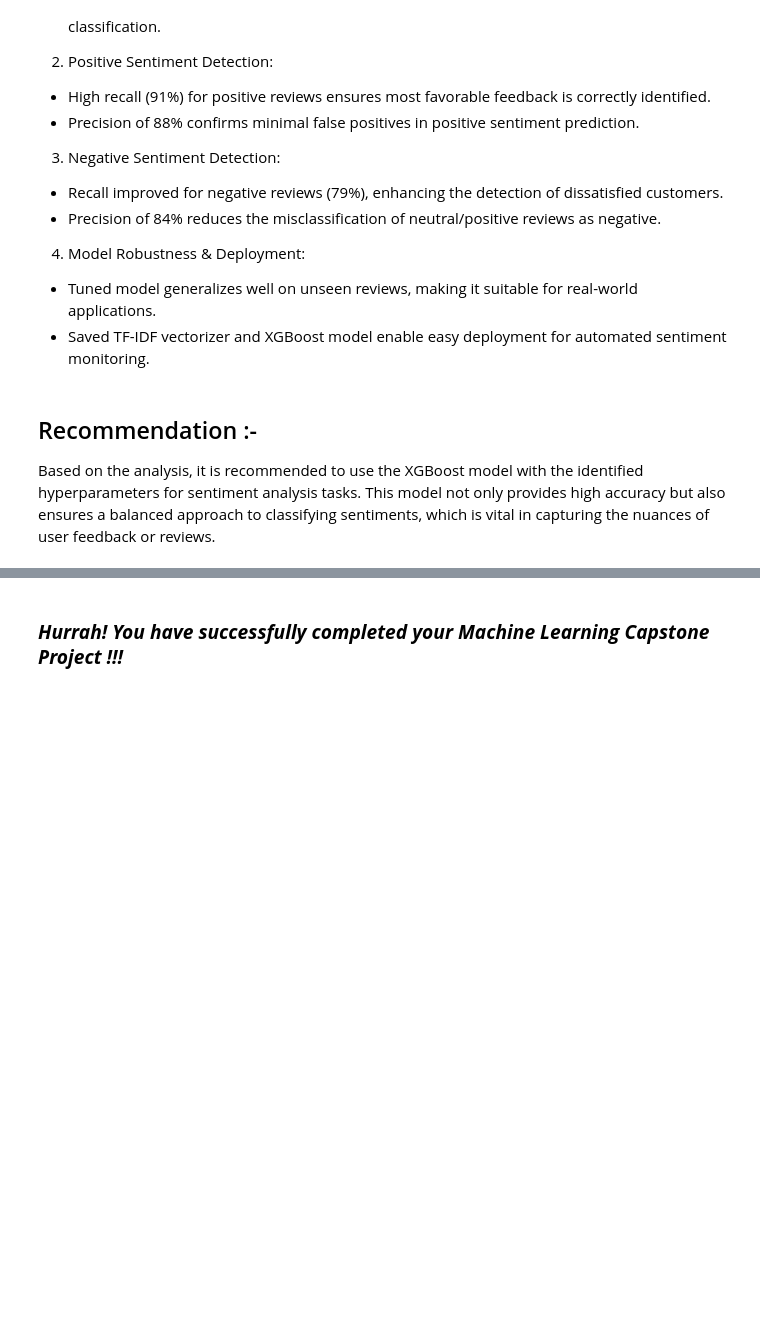
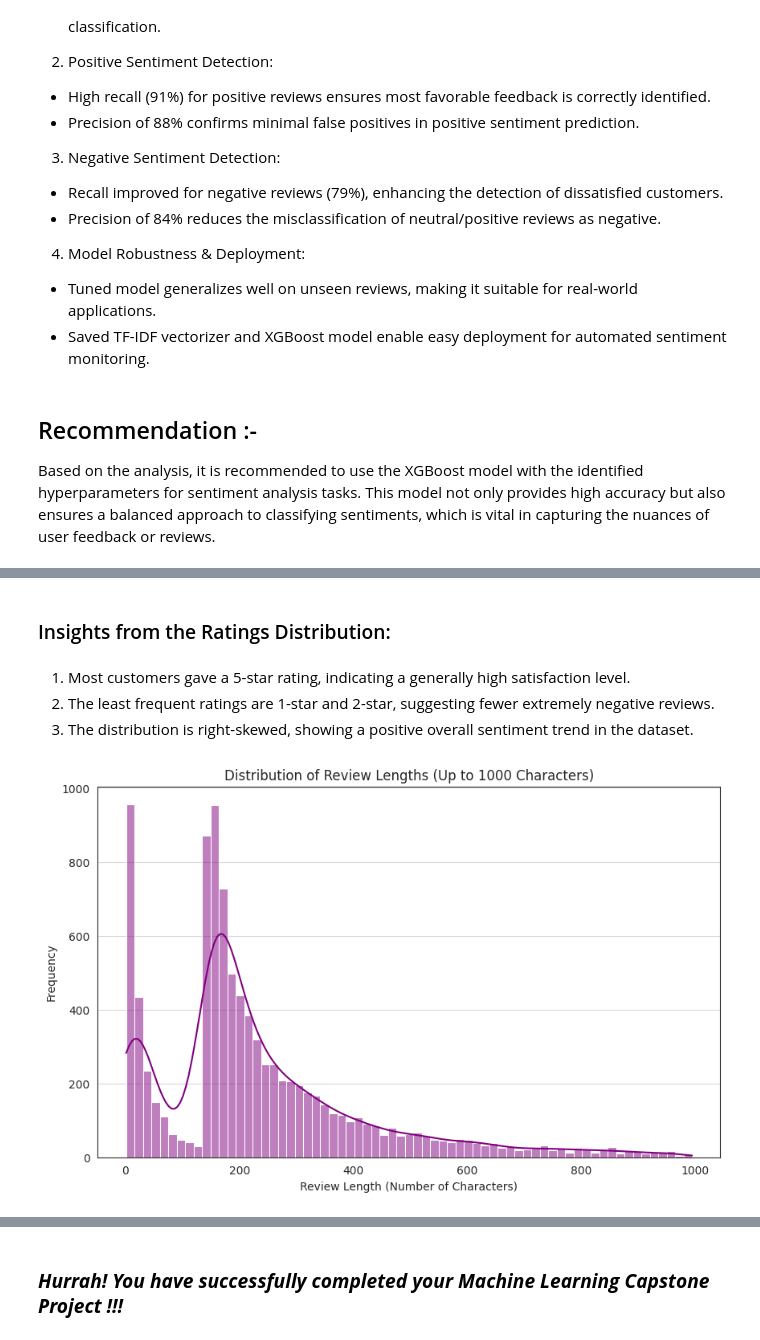
Before and after one commit to Ash99-commits/Unsupervised_ML_Zomato-Restaurant_Clustering_And_Sentiment_Analysis, a Jupyter notebook: Unsupervised_ML_Zomato_Restaurant_Clustering_And_Sentiment_Analysis_Ashwani_Kumar_Patra.ipynb, the cells around one changed output, grey strips where cells are left out. Cells and saved outputs as stored; diff of their text form; code cells hidden in the pictures; blank space fills up the shorter version.

```diff
--- a/Unsupervised_ML_Zomato_Restaurant_Clustering_And_Sentiment_Analysis_Ashwani_Kumar_Patra.ipynb
+++ b/Unsupervised_ML_Zomato_Restaurant_Clustering_And_Sentiment_Analysis_Ashwani_Kumar_Patra.ipynb
@@ -3523,0 +3575,18 @@ Based on the analysis, it is recommended to use the XGBoost model with the ident
+# %% [markdown]
+### Insights from the Ratings Distribution:
+# %% [markdown]
+1. Most customers gave a 5-star rating, indicating a generally high satisfaction level.
+2. The least frequent ratings are 1-star and 2-star, suggesting fewer extremely negative reviews.
+3. The distribution is right-skewed, showing a positive overall sentiment trend in the dataset.
+# %%
+# Distribution of Review Lengths with adjusted scale
+
+plt.figure(figsize=(10, 6))
+sns.histplot(reviews_df[reviews_df['Review_Length'] <= 1000]['Review_Length'], color='purple', kde=True)
+plt.title('Distribution of Review Lengths (Up to 1000 Characters)')
+plt.xlabel('Review Length (Number of Characters)')
+plt.ylabel('Frequency')
+plt.grid(axis='y', alpha=0.75)
+plt.show()
+# %% [output]
+[figure, added]
```
Also changed, not shown: parts of 27 cells of this notebook.
